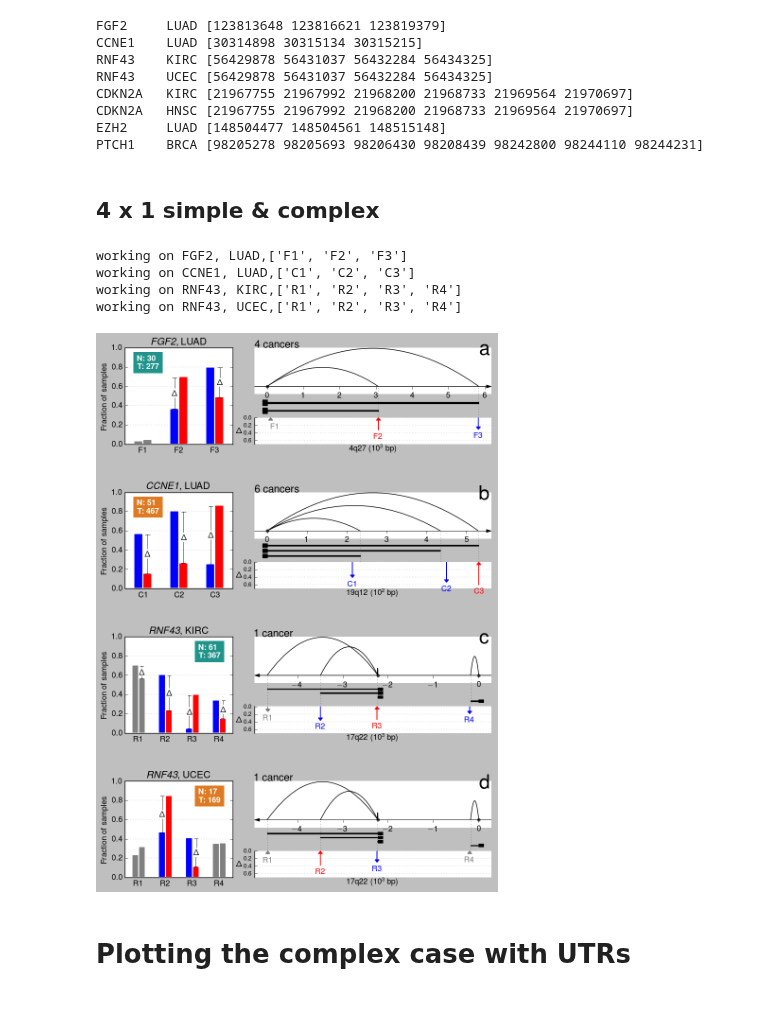
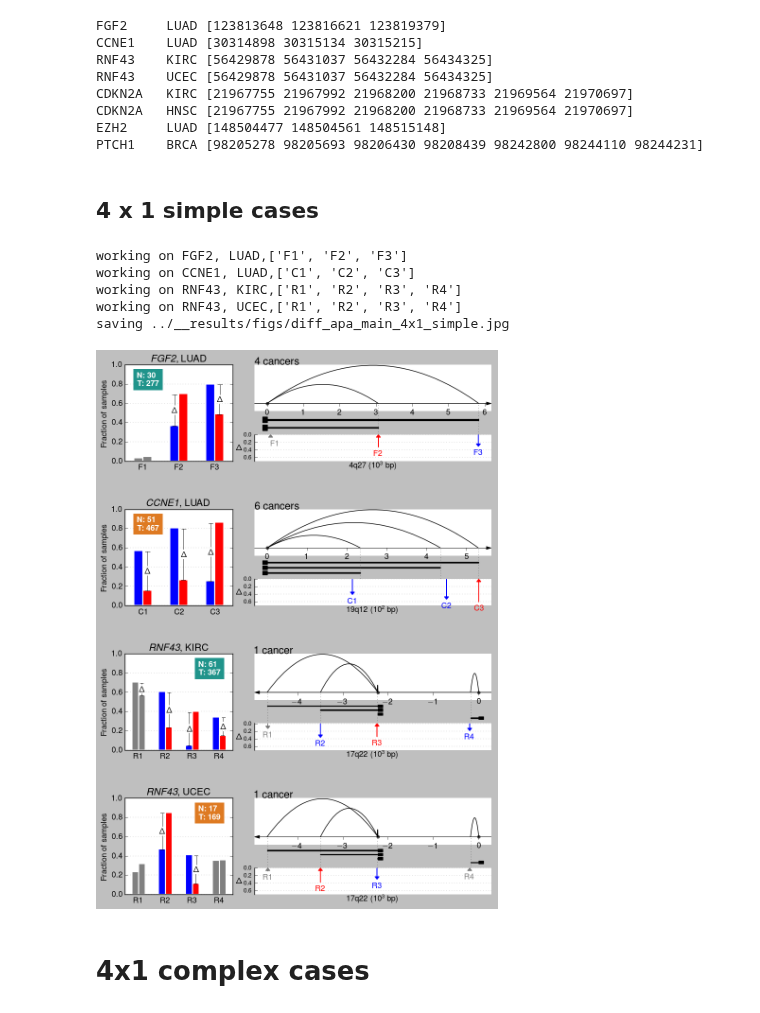
Before and after one commit to bcgsc/tasrkleat-TCGA-analysis-scripts, a Jupyter notebook: analysis-notebooks/core/plot-arc-plots-for-main-text.ipynb, the cells around one changed output. Cells and saved outputs as stored; diff of their text form; code cells hidden in the pictures.

Commit message:
updated  plot-arc-plots-for-main-text.ipynb for higher resolutions of figures

```diff
--- a/analysis-notebooks/core/plot-arc-plots-for-main-text.ipynb
+++ b/analysis-notebooks/core/plot-arc-plots-for-main-text.ipynb
@@ -10,7 +12,7 @@ import utils.plot_utrs as PU
 import utils.plot_clvs as PC
 # %%
 %%time
-df_clv = pd.read_csv('./results_data/all_cba.KLEAT.on-target-cleaned.filtered.clustered.csv.gz',
+df_clv = pd.read_csv('../results_data/all_cba.KLEAT.on-target-cleaned.filtered.clustered.csv.gz',
                      compression='gzip',
                      usecols=['analysis_id', 'disease', 'sstype', 'mkid', 'gene_name',
                               'participant_id', 'mclv', 'strand'])
@@ -25,5 +27,5 @@ Wall time: 532 ms
 # %%
-df_cytoband = pd.read_csv('./reference_data/GRCh37.p13.mart_export.cytoband_info.txt.gz', sep='\t')
+df_cytoband = pd.read_csv('../reference_data/GRCh37.p13.mart_export.cytoband_info.txt.gz', sep='\t')
 df_cytoband.columns = [_.lower().replace(' ', '_') for _ in df_cytoband.columns.values.tolist()]
 # df_cytoband.rename(columns={'hgnc_symbol': 'gene_name'}, inplace=True)
 # %%
@@ -86,7 +88,7 @@ assert df_cyb.groupby('gene_name').apply(
 CB_DD = dict(df_cyb[['gene_name', 'karyotype_band']].drop_duplicates().values)
 # %%
 clv_sc_df = pd.read_csv(
-    './reference_data/annotated-clv-sc-mapping.csv.gz', compression='gzip',
+    '../reference_data/annotated-clv-sc-mapping.csv.gz', compression='gzip',
     usecols=['seqname', 'gene_name', 'strand', 'source', 'aclv', 'sc']
 )
 clv_sc_df.drop_duplicates(inplace=True)
@@ -232,11 +234,11 @@ def calc_recur(gene_name, dise):
             return RECUR_DD.get('CDKN2A') - 1
     return RECUR_DD.get(gene_name, -1)
 # %%
-# BS: bootstrap
-BS_BLUE = (np.array([2, 117, 216]) / 255).tolist()
-BS_GREEN = (np.array([92, 184, 89]) / 255).tolist()
-BS_RED  = (np.array([217, 83, 79]) / 255).tolist()
-BS_ORANGE = (np.array([240, 173, 78]) / 255).tolist()
+# # BS: bootstrap
+# BS_BLUE = (np.array([2, 117, 216]) / 255).tolist()
+# BS_GREEN = (np.array([92, 184, 89]) / 255).tolist()
+# BS_RED  = (np.array([217, 83, 79]) / 255).tolist()
+# BS_ORANGE = (np.array([240, 173, 78]) / 255).tolist()
 
 def trend2bgcol(grp):
     assert grp.trend.unique().shape[0] == 1
@@ -245,7 +247,7 @@ def trend2bgcol(grp):
     dd = {0: 'white', -1: '#20948B', 1: '#DE7A22'} # a darker orange
     return dd[grp.trend.values[0]]
 
-trends_df = pd.read_csv('./results/aca_trends.csv')
+trends_df = pd.read_csv('../__results/aca_trends.csv')
 bg_color_dd = trends_df.groupby(['gene_name', 'disease']).apply(trend2bgcol).to_dict()
 # %%
 trends_df.query('trend != 0').gene_name.unique().shape
@@ -315,10 +317,10 @@ EZH2     LUAD [148504477 148504561 148515148]
 PTCH1    BRCA [98205278 98205693 98206430 98208439 98242800 98244110 98244231]
 # %% [markdown]
 
-## 4 x 1 simple & complex
+## 4 x 1 simple cases
 # %%
-mlp.rc('text.latex', preamble=r'\usepackage{sfmath}')
-mlp.rc('text', usetex = True)
+mpl.rc('text.latex', preamble=r'\usepackage{sfmath}')
+mpl.rc('text', usetex = True)
 
 # DEBUG = True
 
@@ -326,7 +328,7 @@ ymin = -1 # 1: because the max abs ratio diff is 1
 ymax = 1
 
 gd_pairs = PA.MAIN_PLOT_GD_PAIRS_SIMPLE
-output = './figs/diff_apa_main_4x1_simple.jpg'
+output = '../__results/figs/diff_apa_main_4x1_simple.jpg'
 # gd_pairs = PA.MAIN_PLOT_GD_PAIRS_COMPLEX
 # output = './figs/diff_apa_main_4x1_complex.jpg'
 # gd_pairs = [['RNF43', 'KIRC']]
@@ -387,37 +389,38 @@ for gki, (gene, dise) in enumerate(gd_pairs):
 
     PA.plot_arcs_stop_codons_and_strand(ax_arc, gd_arc_df, xlim)
     PU.plot_utrs(ax_utr, gd_arc_df, xlim)
     PC.plot_clvs(ax_arw, gd_arw_df, xlim, supp=False)
 
 
     if (gene, dise) in PA.MAIN_PLOT_GD_PAIRS:
         _num = calc_recur(gene, dise)
         _txt = str(_num) + ' cancer' if _num == 1 else str(_num) + ' cancers'
         # because it needs calc_recur, so leave this part here in the notebook
         ax_arc.text(0, 1, _txt, transform=ax_arc.transAxes, fontsize=16)
 
-    ax_arc.text(0.95, 0.85, 'abcd'[gki], transform=ax_arc.transAxes, fontsize=30)
+#     ax_arc.text(0.95, 0.85, 'abcd'[gki], transform=ax_arc.transAxes, fontsize=30)
 
     ticks = ax_arc.get_xticks()
     magnitude = np.floor(np.log10(ticks[-1] - ticks[0]))
 
     seqname = gd_bar_df.mkid.apply(lambda v: v.split('|')[0]).unique()[0]
     ax_arw.text(0.5, 0, '{0} ($\mathrm{{10^{1}}}$ bp)'.format(
             '{0}{1}'.format(seqname.replace('chr', ''), CB_DD[gene]),
             int(magnitude)), va='top', ha='center',transform=ax_arw.transAxes)
 #     print(ax_arc.get_xticks())
 #     print([item.get_text() for item in ax_arc.get_xticklabels()])
 #     break
 
-# print('saving {0}'.format(output))
-# plt.savefig(output, bbox_inches='tight', dpi=300)
+print('saving {0}'.format(output))
+plt.savefig(output, bbox_inches='tight', dpi=500)
 # plt.close()
 # %% [output]
 working on FGF2, LUAD,['F1', 'F2', 'F3']
 working on CCNE1, LUAD,['C1', 'C2', 'C3']
 working on RNF43, KIRC,['R1', 'R2', 'R3', 'R4']
 working on RNF43, UCEC,['R1', 'R2', 'R3', 'R4']
+saving ../__results/figs/diff_apa_main_4x1_simple.jpg
-[figure, old version]
+[figure, new version]
-# %% [markdown]
-# Plotting the complex case with UTRs
+# %% [markdown]
+# 4x1 complex cases
 # %%
```
Also changed, not shown: parts of 8 cells of this notebook.
